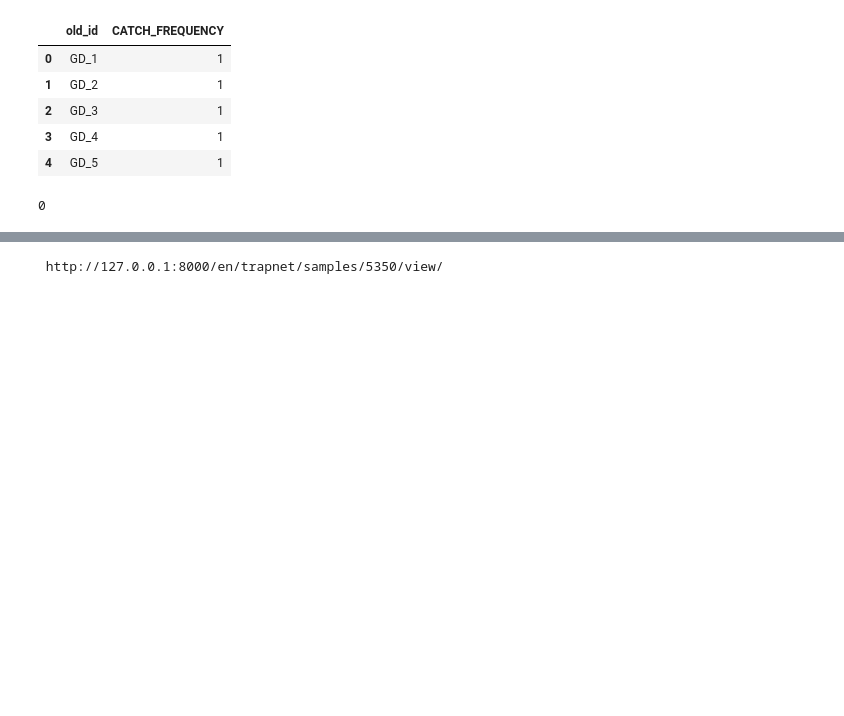
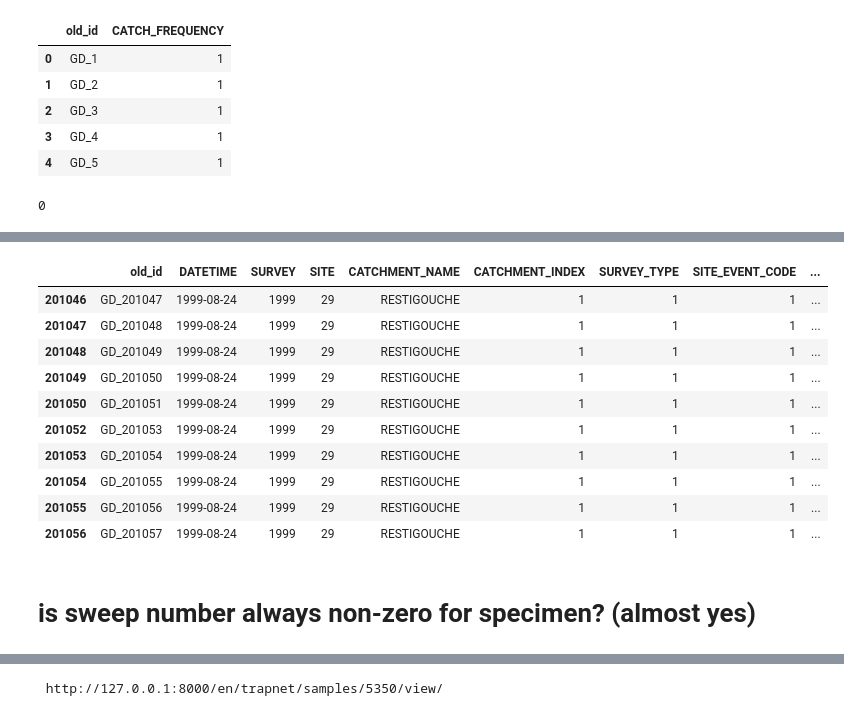
Before and after one commit to dfo-gulf-science/TrapNet-EDA, a Jupyter notebook: Trapnet Historical Data.ipynb, the cells around one changed output, grey strips where cells are left out. Cells and saved outputs as stored; diff of their text form; code cells hidden in the pictures; blank space fills up the shorter version.

Commit message:
looks like sweep number is related to whether historical data was imported as specimen data

```diff
--- a/Trapnet Historical Data.ipynb
+++ b/Trapnet Historical Data.ipynb
@@ -211,0 +237,20 @@ sum(df_catch_frequency_historical.CATCH_FREQUENCY!=1)
+# %%
+# what is different starting after GD_201051
+
+## SWEEP_NUMBER==0
+
+df_arch[df_arch.old_id.isin(all_fish[all_fish.sample_id==7929].old_id.unique())][['old_id']+[x for x in df_arch.columns if x != 'old_id']].head(95).tail(10)
+# %% [output]
+|  | old_id | DATETIME | SURVEY | SITE | CATCHMENT_NAME | CATCHMENT_INDEX | SURVEY_TYPE | SITE_EVENT_CODE | ... |
+| 201046 | GD_201047 | 1999-08-24 | 1999 | 29 | RESTIGOUCHE | 1 | 1 | 1 | ... |
+| 201047 | GD_201048 | 1999-08-24 | 1999 | 29 | RESTIGOUCHE | 1 | 1 | 1 | ... |
+| 201048 | GD_201049 | 1999-08-24 | 1999 | 29 | RESTIGOUCHE | 1 | 1 | 1 | ... |
+| 201049 | GD_201050 | 1999-08-24 | 1999 | 29 | RESTIGOUCHE | 1 | 1 | 1 | ... |
+| 201050 | GD_201051 | 1999-08-24 | 1999 | 29 | RESTIGOUCHE | 1 | 1 | 1 | ... |
+| 201052 | GD_201053 | 1999-08-24 | 1999 | 29 | RESTIGOUCHE | 1 | 1 | 1 | ... |
+| 201053 | GD_201054 | 1999-08-24 | 1999 | 29 | RESTIGOUCHE | 1 | 1 | 1 | ... |
+| 201054 | GD_201055 | 1999-08-24 | 1999 | 29 | RESTIGOUCHE | 1 | 1 | 1 | ... |
+| 201055 | GD_201056 | 1999-08-24 | 1999 | 29 | RESTIGOUCHE | 1 | 1 | 1 | ... |
+| 201056 | GD_201057 | 1999-08-24 | 1999 | 29 | RESTIGOUCHE | 1 | 1 | 1 | ... |
+# %% [markdown]
+# is sweep number always non-zero for specimen? (almost yes)
```
Also changed, not shown: parts of 17 cells of this notebook.
